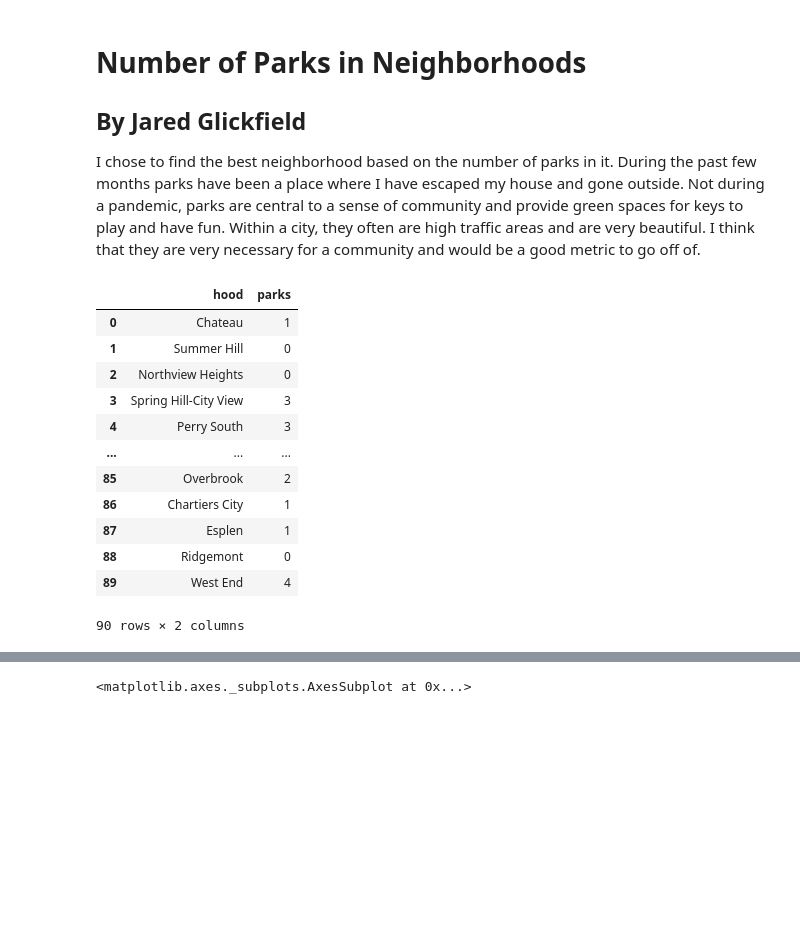
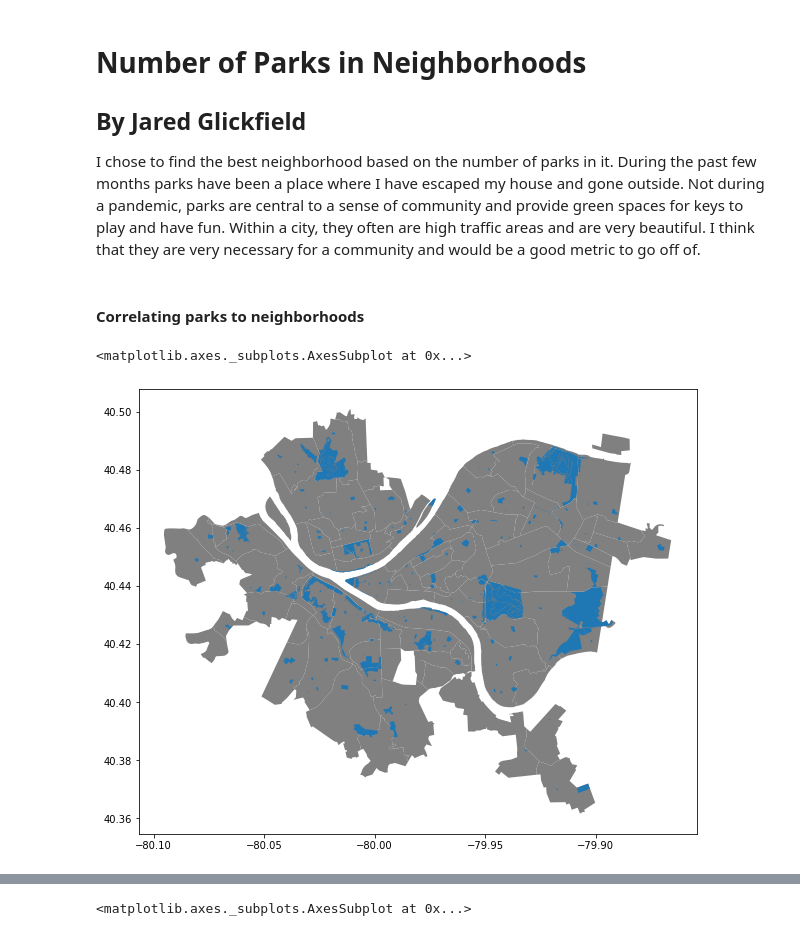
Before and after one commit to JaredBen28/PittBestNeighborhood, a Jupyter notebook: jbg53Files/ParkMap.ipynb, the cells around one changed output, grey strips where cells are left out. Cells and saved outputs as stored; diff of their text form; code cells hidden in the pictures; blank space fills up the shorter version.

```diff
--- a/jbg53Files/ParkMap.ipynb
+++ b/jbg53Files/ParkMap.ipynb
@@ -17,31 +17,24 @@ warnings.filterwarnings("ignore")
 # Get files from file tree
 neighborhood = gpd.read_file("../Neighborhoods_.geojson")
 parks = gpd.read_file("Pittsburgh_Parks.geojson")
+# %% [markdown]
+#### Correlating parks to neighborhoods
 # %%
 # See where parks are located
 parkNum = pd.DataFrame(neighborhood.objectid, columns=['objectid', 'parks'])
 for index, n in neighborhood.iterrows():
     numOfParks = 0
     for index, p in parks.iterrows():
         # Check each neighborhood and park for intersection
         if n.geometry.intersects(p.geometry):
             numOfParks += 1
+            parks.drop([index])
     # If parks exist add num to new col in parkNum data frame
     parkNum.at[parkNum[parkNum['objectid'] == n.objectid].index.values[0], 'parks'] = numOfParks
 
 # Place parks col into the neighborhood geojson to be used in map
 neighborhood.insert(1, 'parks', parkNum.parks)
+parks.plot(ax = neighborhood.plot(color = 'gray', figsize=(10, 10)))
 # %% [output]
-|  | hood | parks |
-| 0 | Chateau | 1 |
-| 1 | Summer Hill | 0 |
-| 2 | Northview Heights | 0 |
-| 3 | Spring Hill-City View | 3 |
-| 4 | Perry South | 3 |
-| ... | ... | ... |
-| 85 | Overbrook | 2 |
-| 86 | Chartiers City | 1 |
-| 87 | Esplen | 1 |
-| 88 | Ridgemont | 0 |
-| 89 | West End | 4 |
-90 rows × 2 columns
+<matplotlib.axes._subplots.AxesSubplot at 0x...>
+[figure, added]
```
Also changed, not shown: parts of 4 cells of this notebook.
